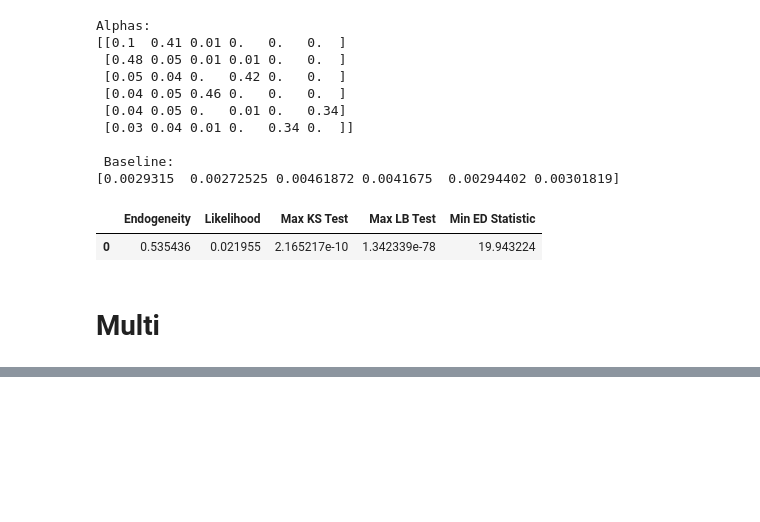
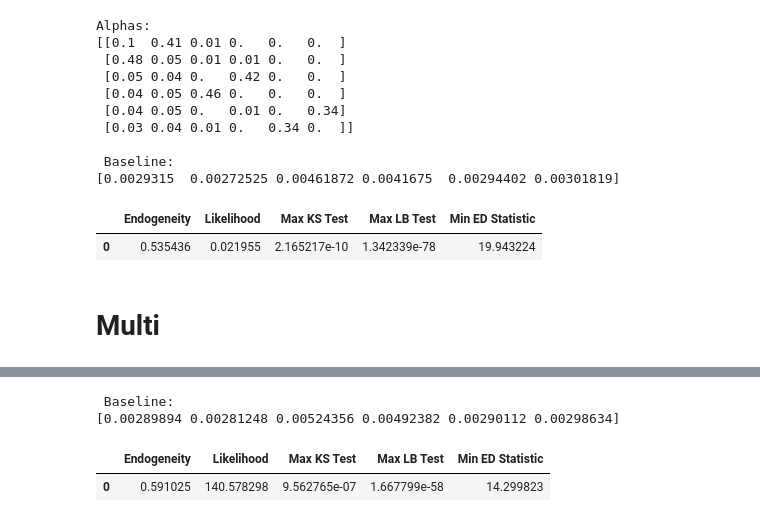
Before and after one commit to eugene195/HPVol, a Jupyter notebook: HP Exp Fitting_new_data.ipynb, the cells around one changed output, grey strips where cells are left out. Cells and saved outputs as stored; diff of their text form; code cells hidden in the pictures; blank space fills up the shorter version.

Commit message:
Adds non-parametric learners in the NB

```diff
--- a/HP Exp Fitting_new_data.ipynb
+++ b/HP Exp Fitting_new_data.ipynb
@@ -374,0 +443,12 @@ df
+# %%
+ConditionalLawLearner = HawkesConditionalLaw(claw_method="log", delta_lag=0.1, min_lag=0.002,
+                         max_lag=100, quad_method="log", n_quad=50,
+                         min_support=0.002, n_threads=-1)
+
+#ConditionalLawLearner = HawkesConditionalLaw(claw_method="lin", quad_method="gauss", n_quad=50,
+#                         min_support=0.002, n_threads=-1)
+
+ConditionalLawLearner.incremental_fit(all_timestamps)
+ConditionalLawLearner.compute()
+# %%
+goodness_of_fit_nonpar(ConditionalLawLearner, all_timestamps, 1, integrate.trapz)
@@ -374,0 +487,4 @@ df
+# %%
+EMLearner = HawkesEM(10, verbose=False, tol=1e-3)
+
+EMLearner.fit(list(all_timestamps))
@@ -374,0 +493,2 @@ df
+# %%
+goodness_of_fit_nonpar(EMLearner, all_timestamps, 1, integrate.trapz)
@@ -374,0 +525,27 @@ df
+# %%
+# alphas = EMLearner.adjacency
+# betas = EMLearner.decays
+baseline = EMLearner.baseline
+loglik = EMLearner.score()
+
+# print("Alphas: ")
+# print(np.round(alphas, 2))
+
+print("\n Baseline: ")
+print(baseline)
+
+table = {
+    "Endogeneity": [max(np.linalg.eigvals(alphas.sum(-1)))],
+    "Likelihood": [loglik],
+    "Max KS Test": max([ks.pvalue for ks in ks_test(residuals)]),
+    "Max LB Test": max([list(lb.lb_pvalue)[0] for lb in lb_test(residuals)]),
+    "Min ED Statistic": min(ed_test(residuals))
+}
+
+df = pd.DataFrame(table)
+df
+# %% [output]
+ Baseline:
+[0.00289894 0.00281248 0.00524356 0.00492382 0.00290112 0.00298634]
+|  | Endogeneity | Likelihood | Max KS Test | Max LB Test | Min ED Statistic |
+| 0 | 0.591025 | 140.578298 | 9.562765e-07 | 1.667799e-58 | 14.299823 |
```
Also changed, not shown: parts of 10 cells of this notebook.
